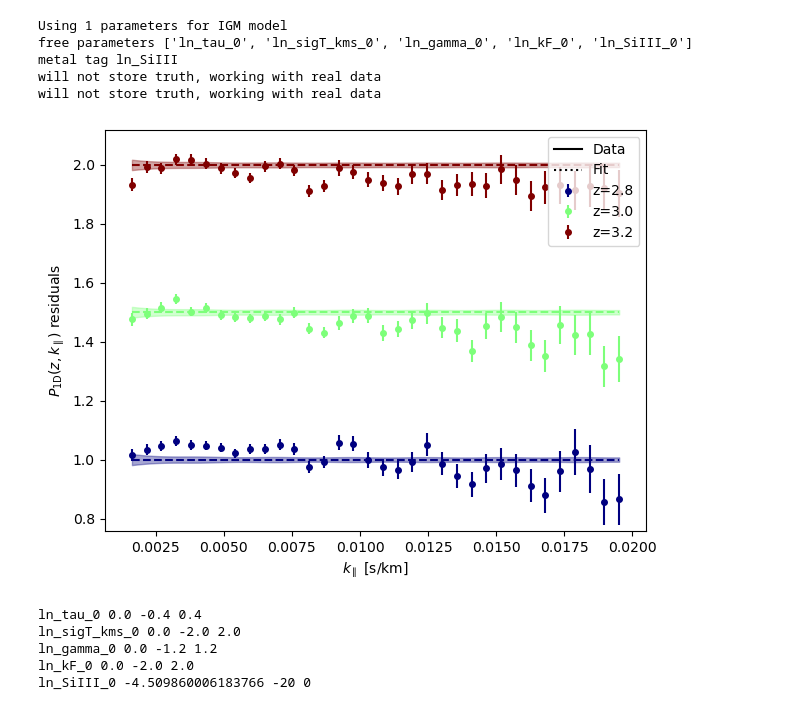
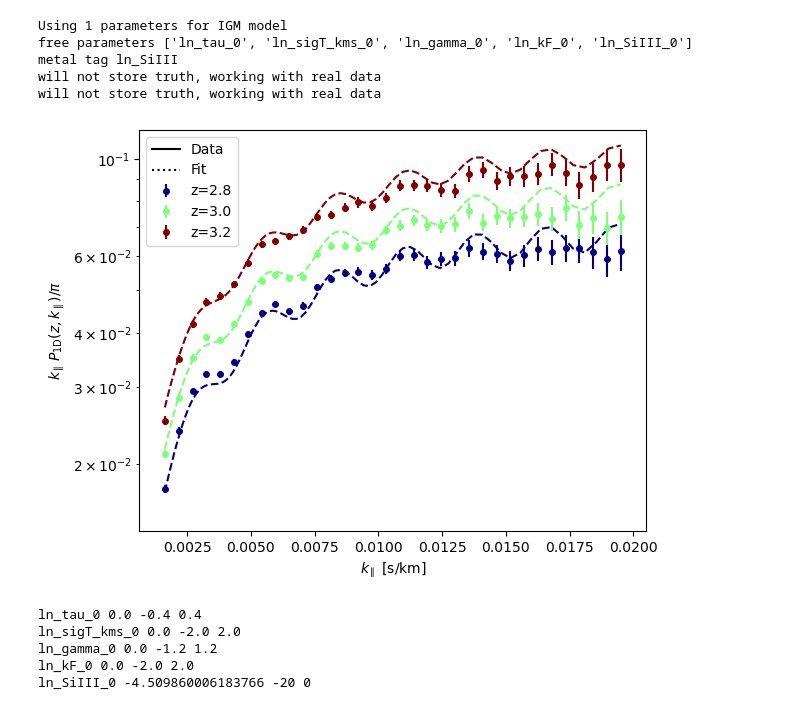
Before and after one commit to igmhub/cup1d, a Jupyter notebook: notebooks/likelihood/fit_eBOSS_IGM.ipynb, the cells around one changed output. Drawn from its saved outputs; the diff is of its cells as text; code cells hidden in the pictures.

```diff
--- a/notebooks/likelihood/fit_eBOSS_IGM.ipynb
+++ b/notebooks/likelihood/fit_eBOSS_IGM.ipynb
@@ -121,9 +120,9 @@ metal tag ln_SiIII
 will not store truth, working with real data
 will not store truth, working with real data
 # %%
-like.plot_p1d(residuals=True, plot_every_iz=1)
+like.plot_p1d(residuals=False, plot_every_iz=1)
 # %% [output]
-[figure, old version]
+[figure, new version]
 # %%
 for p in like.free_params:
     print(p.name, p.value, p.min_value, p.max_value)
```
Also changed, not shown: parts of 2 cells of this notebook, 11 other files.
